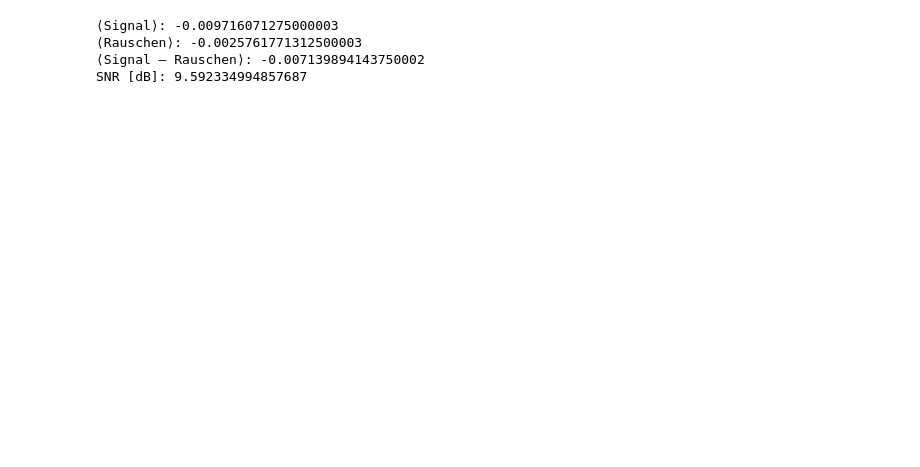
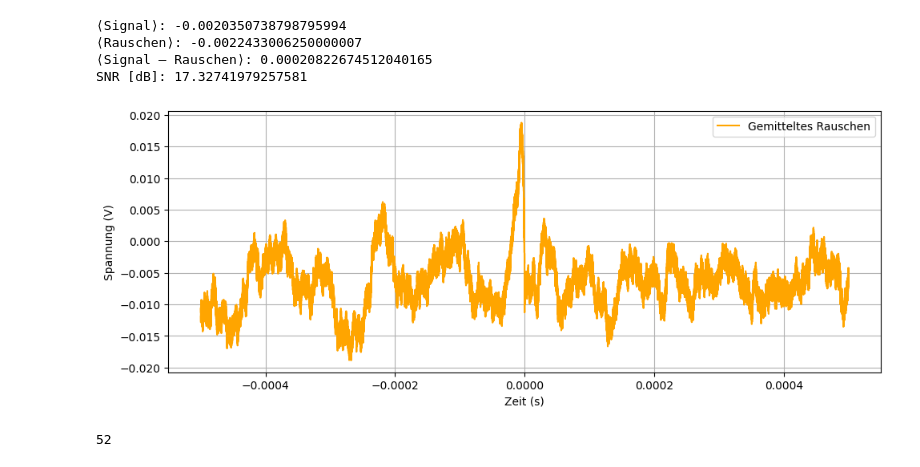
Before and after one commit to rojinaks/diy-particle-detector-V2, a Jupyter notebook: codes/Signal tests/signal-noiseNEUERDETEKTOR.ipynb, the cells around one changed output. Cells and saved outputs as stored; diff of their text form; code cells hidden in the pictures; blank space fills up the shorter version.

```diff
--- a/codes/Signal tests/signal-noiseNEUERDETEKTOR.ipynb
+++ b/codes/Signal tests/signal-noiseNEUERDETEKTOR.ipynb
@@ -60,8 +116,8 @@ print("⟨Signal ohne Rauschen⟩:", (df_signal['signal'] - df_noise['noise']).m
 import numpy as np
 import pandas as pd
 
-df_signal = pd.read_csv('/Users/rojinaksu/PycharmProjects/diy-particle-detector-V2/codes/Signal tests/Tek000neu.csv', header=None)
-df_noise = pd.read_csv('/Users/rojinaksu/PycharmProjects/diy-particle-detector-V2/codes/Signal tests/Tek001.csv', header=None)
+df_signal = pd.read_csv('/Users/rojinaksu/PycharmProjects/diy-particle-detector-V2/codes/Signal tests/Tek025.csv', header=None)
+df_noise = pd.read_csv('/Users/rojinaksu/PycharmProjects/diy-particle-detector-V2/codes/Signal tests/Tek026.csv', header=None)
 
 
 df_signal.columns = ['time', 'signal']
@@ -82,7 +138,61 @@ rms_noise  = np.sqrt(np.mean(df_noise['noise']**2))
 snr_db = 20 * np.log10(rms_signal / rms_noise)
 print("SNR [dB]:", snr_db)
 # %% [output]
-⟨Signal⟩: -0.009716071275000003
-⟨Rauschen⟩: -0.0025761771312500003
-⟨Signal – Rauschen⟩: -0.007139894143750002
-SNR [dB]: 9.592334994857687
+⟨Signal⟩: -0.0020350738798795994
+⟨Rauschen⟩: -0.0022433006250000007
+⟨Signal – Rauschen⟩: 0.00020822674512040165
+SNR [dB]: 17.32741979257581
+# %%
+import pandas as pd
+import numpy as np
+import matplotlib.pyplot as plt
+import os
+
+def load_tektronix_csv(path):
+    df = pd.read_csv(path, skiprows=10, header=None, names=["time", "voltage"])
+    return df.apply(pd.to_numeric, errors='coerce').dropna()
+
+#
+# Pfad zur Ordnerstruktur
+folder_path = "/Users/rojinaksu/PycharmProjects/diy-particle-detector-V2/codes/Signal tests/messungen_BA"
+
+# Dateien von Tek141.csv bis Tek192.csv
+file_names = [f"Tek{str(i).zfill(3)}.csv" for i in range(141, 193)]
+file_paths = [os.path.join(folder_path, name) for name in file_names]
+
+# Funktion zum Laden und Bereinigen
+def load_clean_csv(path):
+    df_raw = pd.read_csv(path, header=None)
+    df_clean = df_raw.apply(pd.to_numeric, errors='coerce').dropna()
+    df_clean.columns = ["time", "voltage"]
+    return df_clean
+
+data = [load_tektronix_csv(path) for path in file_paths if os.path.exists(path)]
+
+
+# Prüfe, ob Dateien geladen wurden
+if not data:
+    raise FileNotFoundError("Keine gültigen Dateien gefunden.")
+
+# Gemeinsame Zeitachse
+time = data[0]["time"].to_numpy()
+
+# Alle Spannungsverläufe extrahieren und mitteln
+noise_array = np.column_stack([df["voltage"].to_numpy() for df in data])
+mean_noise = np.mean(noise_array, axis=1)
+
+# Plot
+plt.figure(figsize=(10, 4))
+plt.plot(time, mean_noise, label="Gemitteltes Rauschen", color="orange")
+plt.xlabel("Zeit (s)")
+plt.ylabel("Spannung (V)")
+#plt.title(f"Gemitteltes Rauschen aus {len(data)} Einzelmessungen")
+plt.grid(True)
+plt.tight_layout()
+plt.legend()
+plt.show()
+
+print(len(data)) #anzahl der messungen
+# %% [output]
+[figure, added]
+52
```
Also changed, not shown: parts of 12 cells of this notebook, 26 other files.
